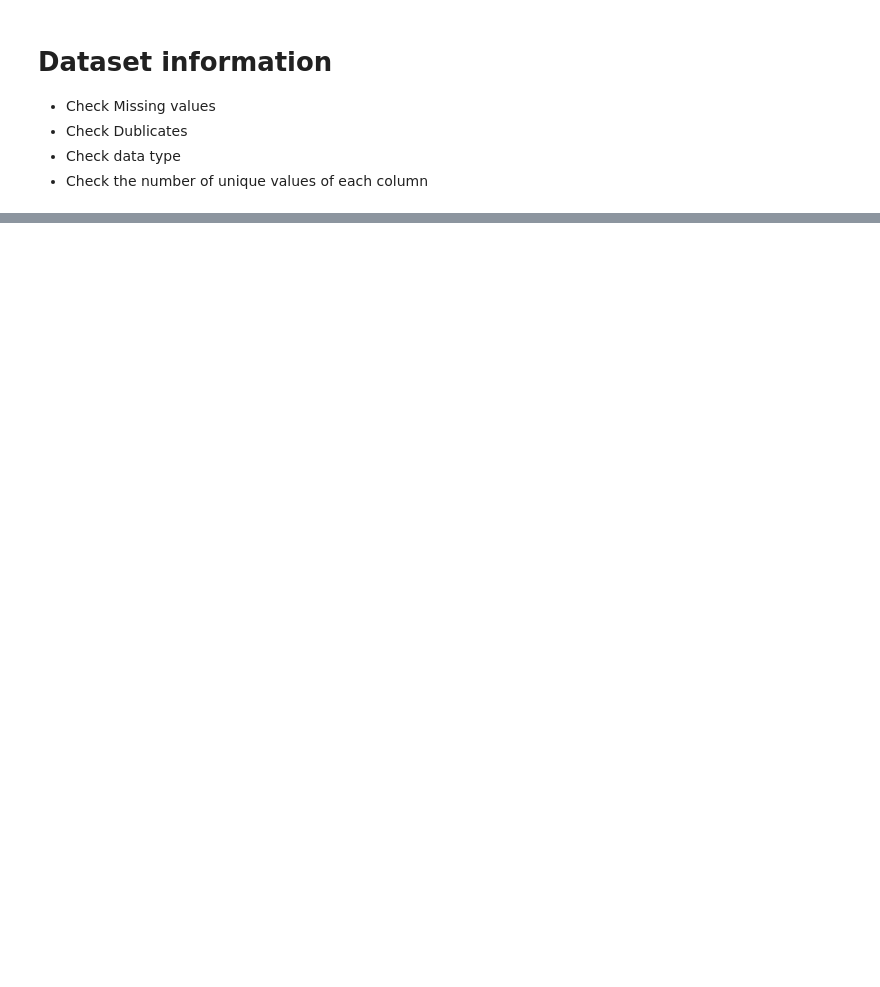
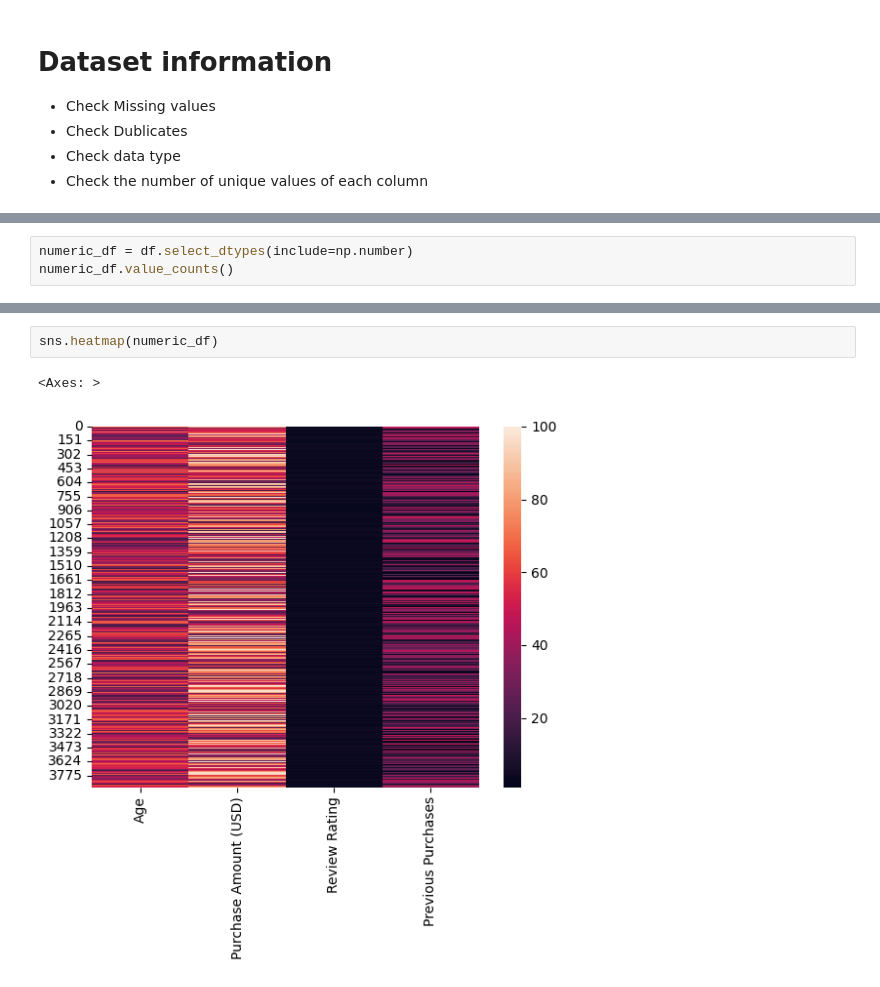
Before and after one commit to tubagumus/Data-Analysis-Working, a Jupyter notebook: data_visulation/data_file.ipynb, the cells around one changed output, grey strips where cells are left out. Cells and saved outputs as stored; diff of their text form; blank space fills up the shorter version.

```diff
--- a/data_visulation/data_file.ipynb
+++ b/data_visulation/data_file.ipynb
@@ -86,0 +169,3 @@ df.duplicated().sum() # there is not duplicated
+# %%
+numeric_df = df.select_dtypes(include=np.number)
+numeric_df.value_counts()
@@ -86,0 +212,5 @@ df.duplicated().sum() # there is not duplicated
+# %%
+sns.heatmap(numeric_df)
+# %% [output]
+<Axes: >
+[figure, added]
```
Also changed, not shown: parts of 12 cells of this notebook.
